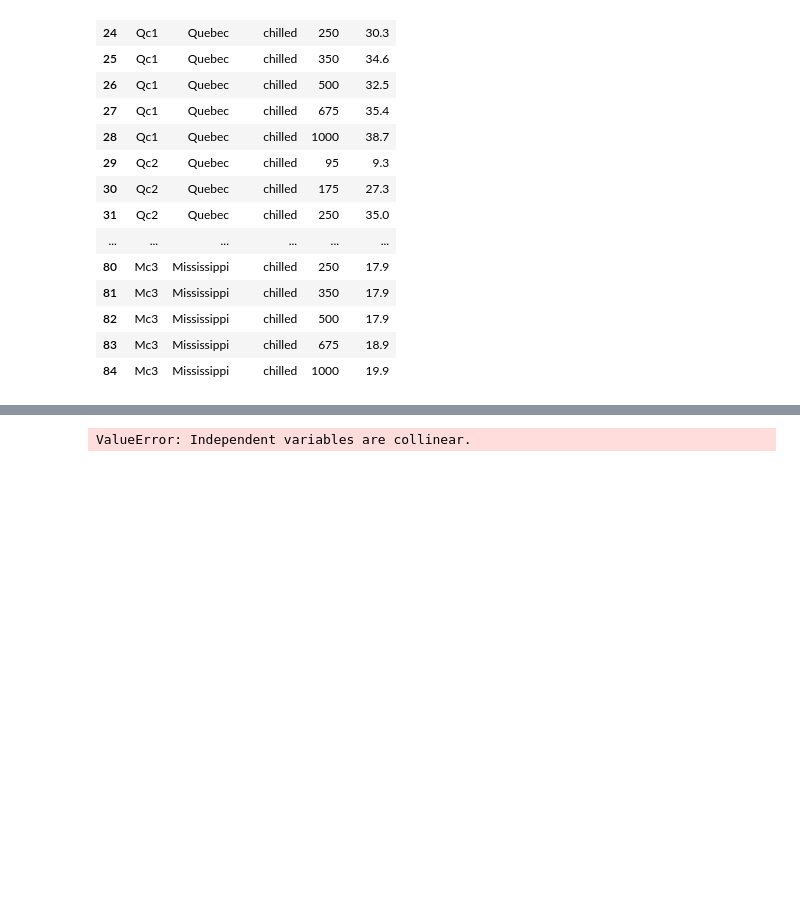
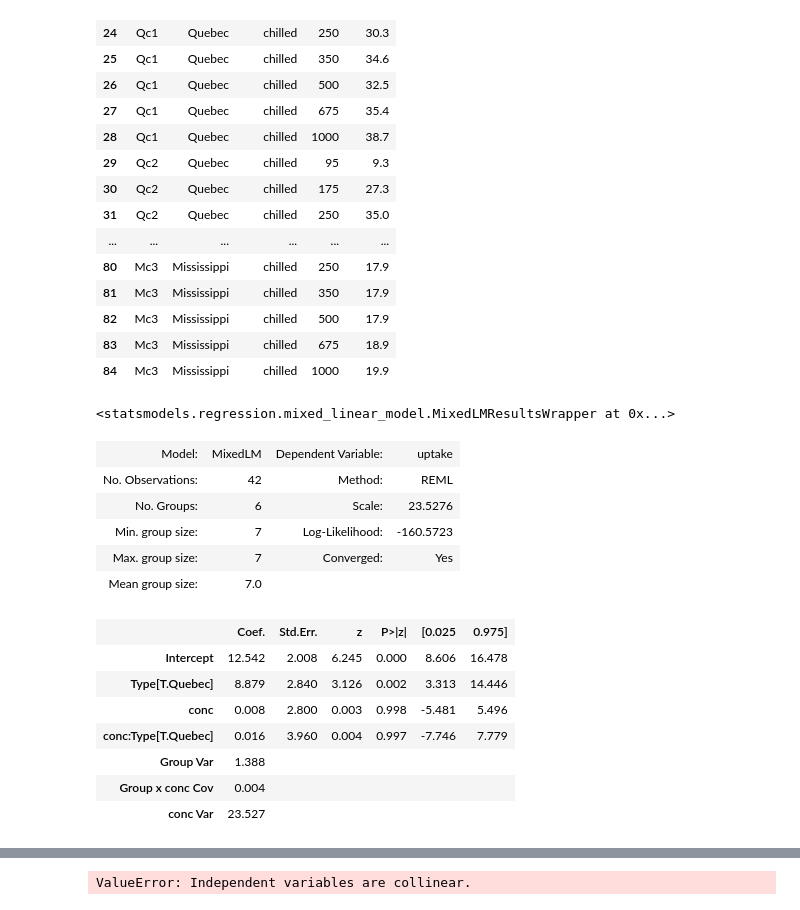
Before and after one commit to yori-lol/R-in-Action-Python, a Jupyter notebook: 9 ANOVA.ipynb, the cells around one changed output, grey strips where cells are left out. Saved outputs shown, nothing was run; the diff lists cells and outputs as text; code cells hidden in the pictures; blank space fills up the shorter version.

```diff
--- a/9 ANOVA.ipynb
+++ b/9 ANOVA.ipynb
@@ -293,3 +294,31 @@ w1b1
 | 82 | Mc3 | Mississippi | chilled | 500 | 17.9 |
 | 83 | Mc3 | Mississippi | chilled | 675 | 18.9 |
 | 84 | Mc3 | Mississippi | chilled | 1000 | 19.9 |
+# %%
+# conc Type及其交互项是固定效应
+# Plant 是随机效应
+# groups参数指定随机效应分组
+# re_formula参数指定随机效应的公式
+w1b1_model = mixedlm('uptake ~ conc * Type', data = w1b1, groups = w1b1['Plant'], re_formula = '~conc').fit()
+w1b1_model
+# %% [output]
+<statsmodels.regression.mixed_linear_model.MixedLMResultsWrapper at 0x...>
+# %%
+# summary解释
+#
+w1b1_model.summary()
+# %% [output]
+| Model: | MixedLM | Dependent Variable: | uptake |
+| No. Observations: | 42 | Method: | REML |
+| No. Groups: | 6 | Scale: | 23.5276 |
+| Min. group size: | 7 | Log-Likelihood: | -160.5723 |
+| Max. group size: | 7 | Converged: | Yes |
+| Mean group size: | 7.0 |  |  |
+|  | Coef. | Std.Err. | z | P>|z| | [0.025 | 0.975] |
+| Intercept | 12.542 | 2.008 | 6.245 | 0.000 | 8.606 | 16.478 |
+| Type[T.Quebec] | 8.879 | 2.840 | 3.126 | 0.002 | 3.313 | 14.446 |
+| conc | 0.008 | 2.800 | 0.003 | 0.998 | -5.481 | 5.496 |
+| conc:Type[T.Quebec] | 0.016 | 3.960 | 0.004 | 0.997 | -7.746 | 7.779 |
+| Group Var | 1.388 |  |  |  |  |  |
+| Group x conc Cov | 0.004 |  |  |  |  |  |
+| conc Var | 23.527 |  |  |  |  |  |
```
Also changed, not shown: parts of 3 cells of this notebook, 1 other file.
